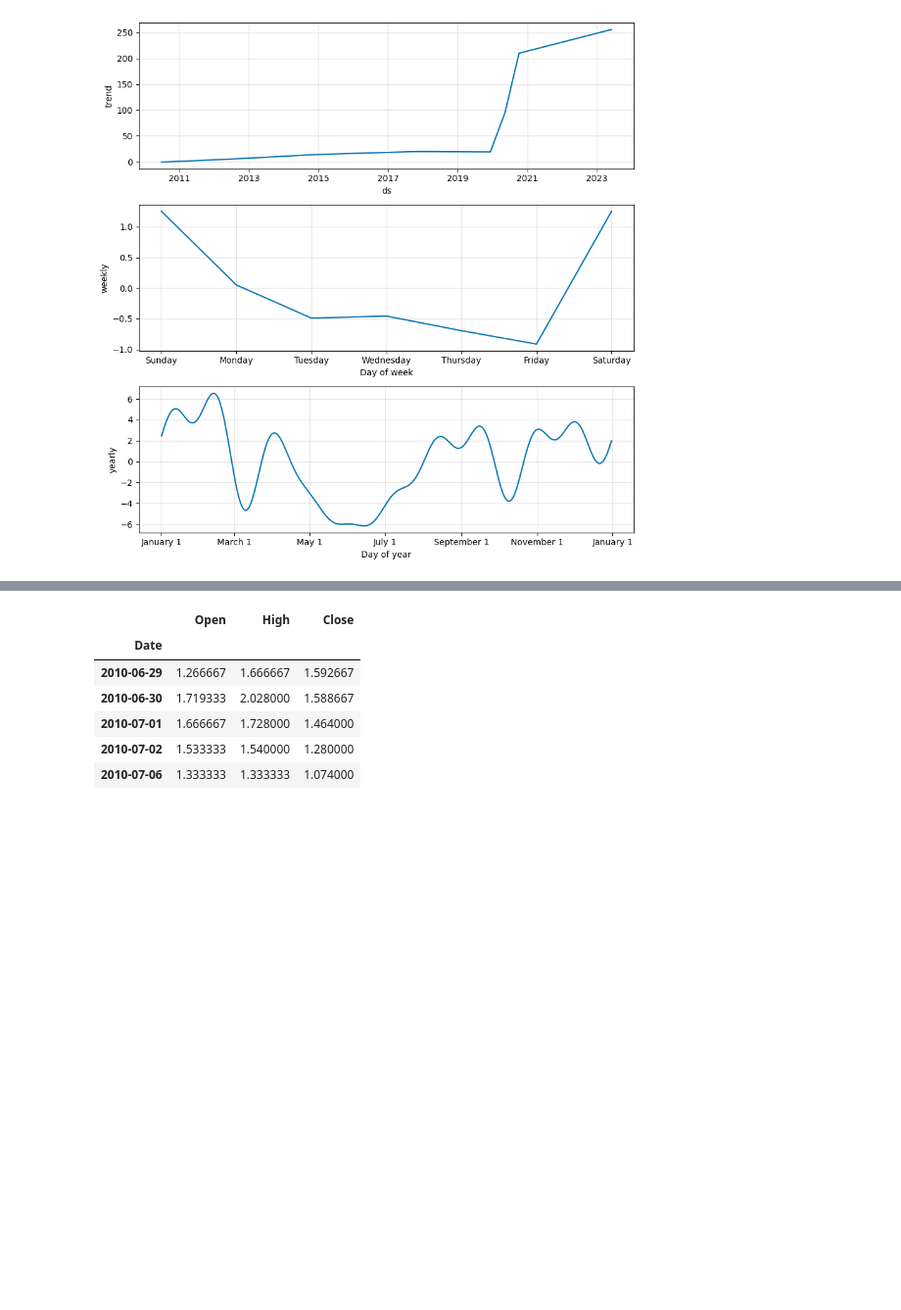
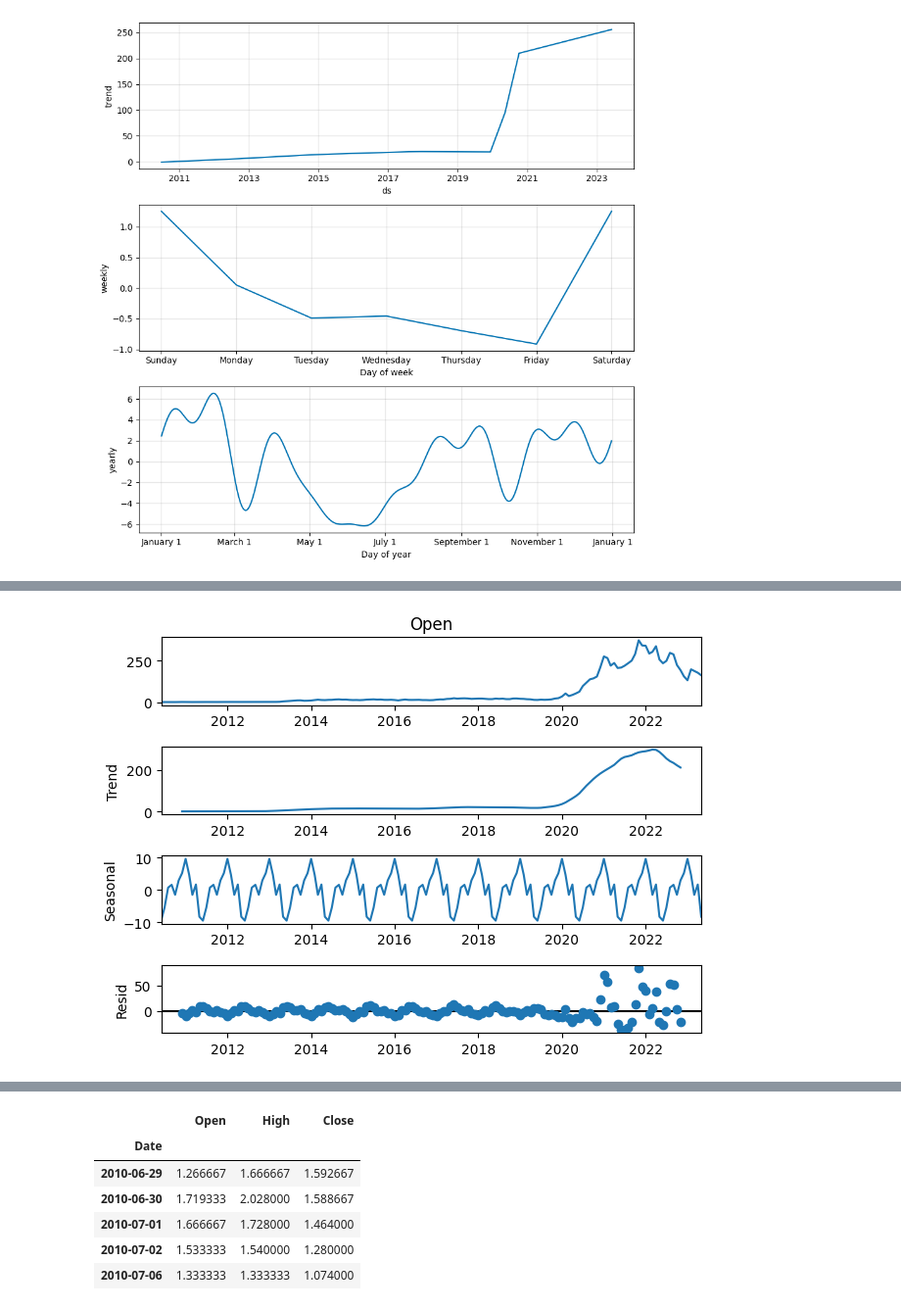
Before and after one commit to Anshuldogra001/Stock_Market_Capestone_Project, a Jupyter notebook: Stock_prediction.ipynb, the cells around one changed output, grey strips where cells are left out. Shown at 98% size. Cells and saved outputs as stored; diff of their text form; code cells hidden in the pictures; blank space fills up the shorter version.

```diff
--- a/Stock_prediction.ipynb
+++ b/Stock_prediction.ipynb
@@ -302,0 +346,6 @@ df.set_index('Date', inplace=True)
+# %%
+S = seasonal_decompose(df_open_month_avg,model='add')
+S.plot()
+plt.show()
+# %% [output]
+[figure, added]
```
Also changed, not shown: parts of 36 cells of this notebook.
